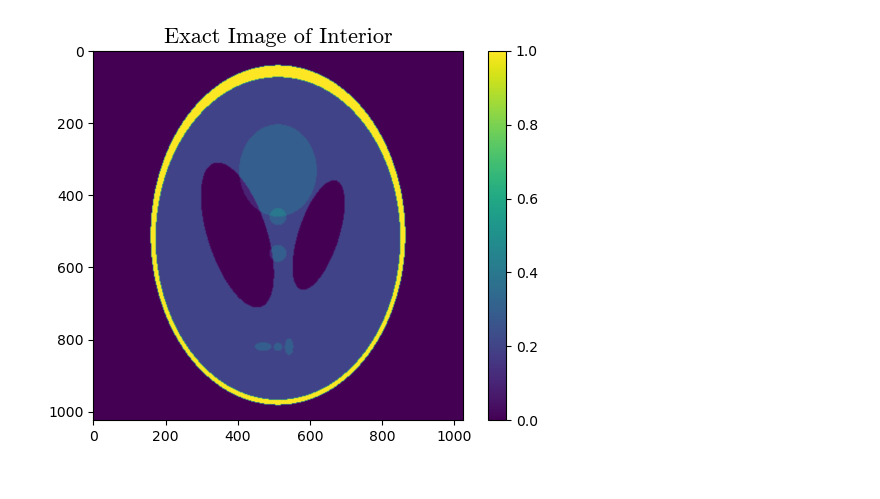
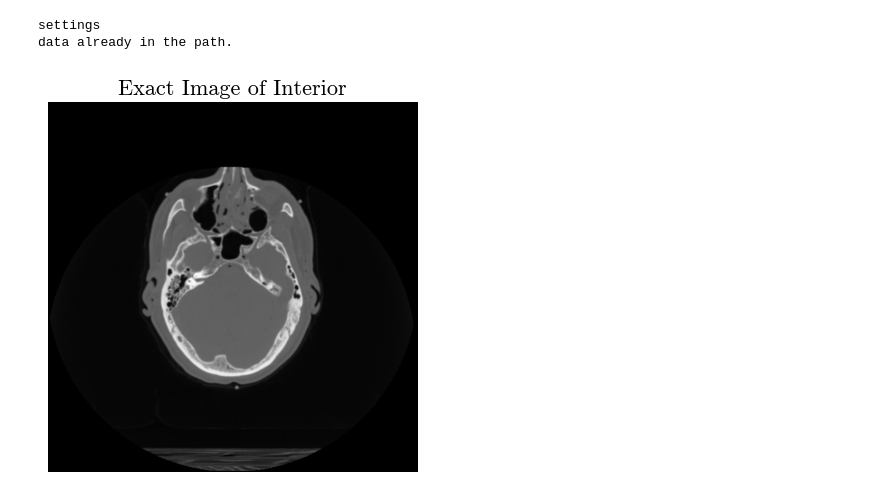
Before and after one commit to rbentley5/Hybrid-ABBA-GMRES-Toolbox, a Jupyter notebook: large_example.ipynb, the cells around one changed output. Drawn from its saved outputs; the diff is of its cells as text; code cells hidden in the pictures.

```diff
--- a/large_example.ipynb
+++ b/large_example.ipynb
@@ -17,17 +13,20 @@ from trips.test_problems.Tomography import *
 # %%
 img_size = 1024
 
-base = shepp_logan_phantom()
-X = resize(base, (img_size, img_size), order=1, mode='reflect', anti_aliasing=True).astype(np.float32)
+Tomo = Tomography()
+(x_true, nx, ny) = Tomo.gen_true('head', nx =img_size, ny =img_size)
+X = x_true.reshape(nx, ny).astype('float32')
 
 
 plt.figure()
-plt.imshow(X)
+plt.imshow(X, cmap='gray')
+plt.axis('off')
 plt.title('Exact Image of Interior',fontname='cmr10',fontsize=16)
-plt.colorbar()
 plt.show()
 # %% [output]
+settings
+data already in the path.
-[figure, old version]
+[figure, new version]
 # %%
 # CT setup
 num_pixels      = np.shape(X)[0]    # Number of pixels in x/y direction (X needs to be square)
```
Also changed, not shown: parts of 10 cells of this notebook, 8 other files.
